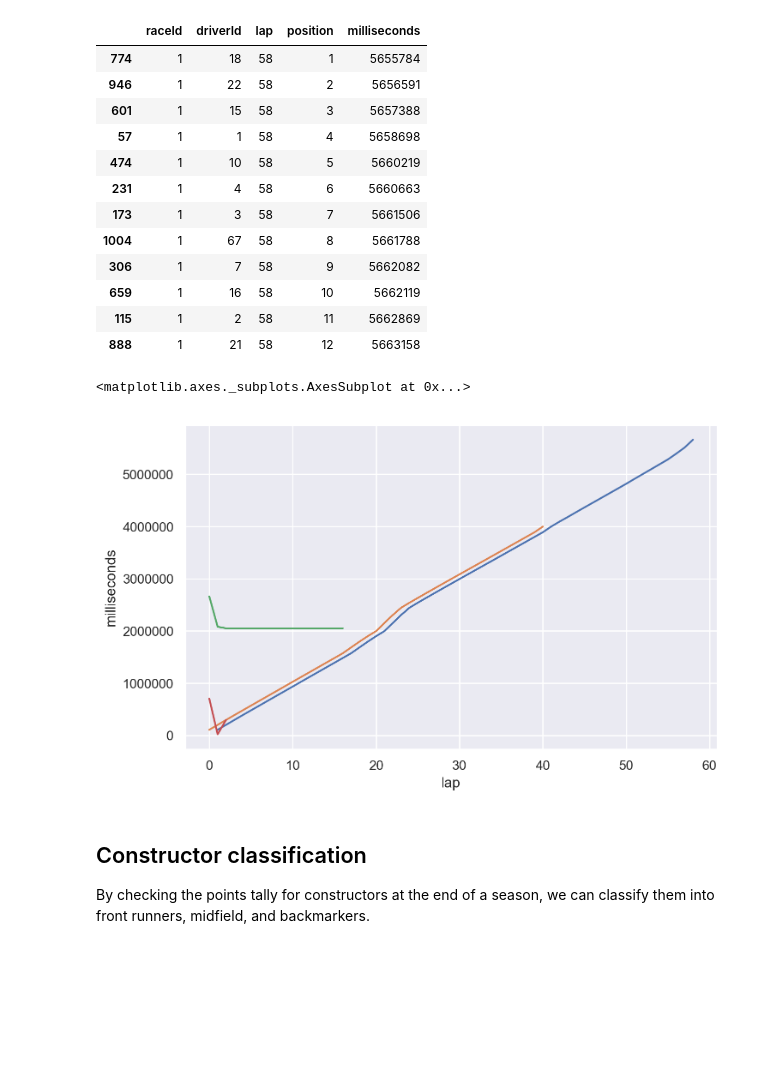
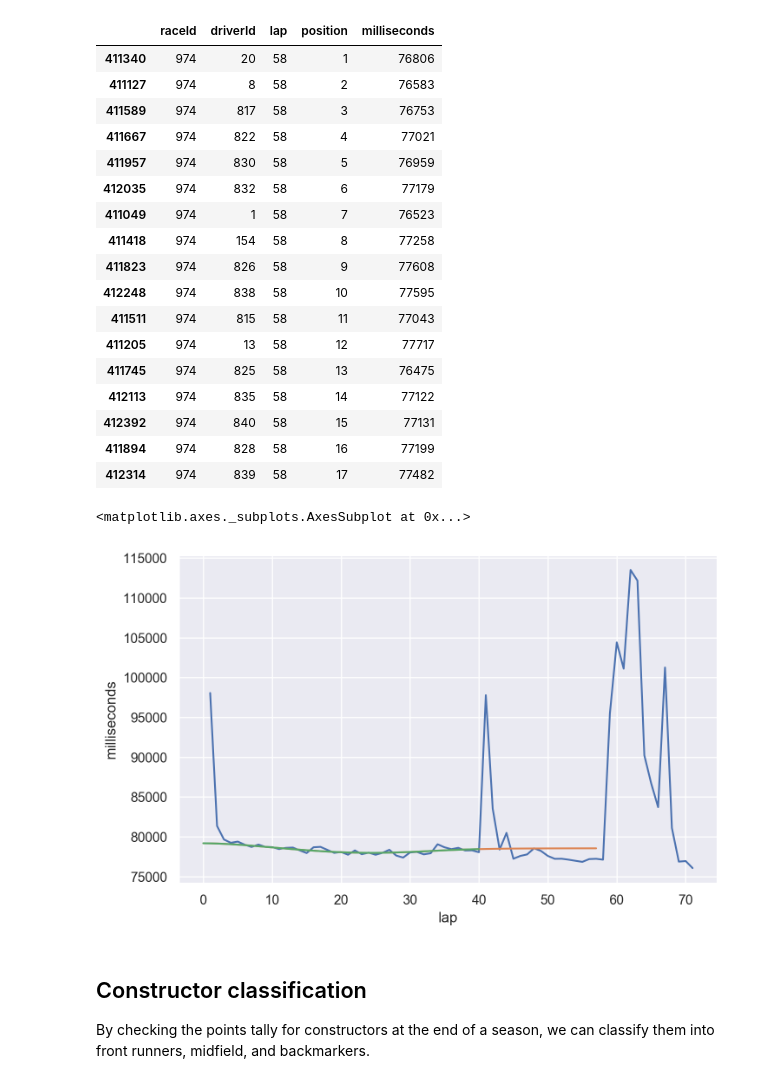
Before and after one commit to mnvsngv/cs696-bigdata, a Jupyter notebook: Project/Project.ipynb, the cells around one changed output. Drawn from its saved outputs; the diff is of its cells as text; code cells hidden in the pictures; blank space fills up the shorter version.

```diff
--- a/Project/Project.ipynb
+++ b/Project/Project.ipynb
@@ -38,7 +41,7 @@ driver_times = driver_times.reset_index()
 # %%
-classifier = sklearn.svm.SVC(gamma='auto', C=100)
+classifier = sklearn.svm.SVC(gamma='scale', C=20)
 # classifier = sklearn.neighbors.KNeighborsClassifier()
-X = driver_times[(driver_times.raceId == 1) & (driver_times.driverId == 3)]
+X = driver_times[(driver_times.raceId == 974) & (driver_times.driverId == 1)]
 X_train = X[X.lap.isin(range(1, 42))][['lap', 'milliseconds']]
 y_train = X[X.lap.isin(range(1, 42))]['position']
 X_test = X[X.lap.isin(range(42, 59))][['lap', 'milliseconds']]
@@ -68,10 +71,10 @@ sns.lineplot(data=classifier.predict(X_test))
 # %%
 # classifier = sklearn.linear_model.LinearRegression()
-classifier = sklearn.svm.SVR(C=5000000, gamma='auto')
+classifier = sklearn.svm.SVR(C=200, gamma='scale')
 # classifier = sklearn.neighbors.KNeighborsClassifier()
-race_1_predictions = {'driver': [], 'milliseconds': []}
-for driver in race_1_drivers:
-    X = driver_times[(driver_times.raceId == 1) & (driver_times.driverId == driver)]
+race_predictions = {'driver': [], 'milliseconds': []}
+for driver in race_drivers:
+    X = driver_times[(driver_times.raceId == race_id) & (driver_times.driverId == driver)]
     X_train = X[X.lap.isin(range(1, 42))]['lap'].values.reshape(-1, 1)
     y_train = X[X.lap.isin(range(1, 42))]['milliseconds']
     X_test = X[X.lap.isin(range(42, 59))]['lap'].values.reshape(-1, 1)
@@ -81,9 +84,26 @@ for driver in race_1_drivers:
         continue
 
     classifier.fit(X_train, y_train)
-    race_1_predictions['driver'].append(driver)
-    race_1_predictions['milliseconds'].append(classifier.predict(X_test[-1].reshape(-1, 1))[0])
+    race_predictions['driver'].append(driver)
+    race_predictions['milliseconds'].append(classifier.predict(X_test[-1].reshape(-1, 1))[0])
 
-# print(X_test.iloc[0])
-# print(y_test.iloc[0])
-# classifier.predict(X_test.iloc[0].values.reshape(1, -1))
+def custom_scorer_function(y_true, y_pred):
+    predictions_df = pd.DataFrame(race_predictions)
+    predictions_df = predictions_df.sort_values(by='milliseconds')
+    results_df = driver_times[(driver_times.raceId == race_id) & (driver_times.lap == 58)].sort_values(by='position')
+    scoring_df = {'driver_pred': [], 'driver_true': [], 'error': []}
+    for driver in results_df.driverId:
+        prediction = predictions_df[predictions_df.driver == driver].index[0]
+        prediction = predictions_df.index.get_loc(prediction) + 1
+        driver_true = results_df[results_df.driverId == driver].position.values[0]
+        error = abs(prediction - driver_true)
+
+        scoring_df['driver_pred'].append(prediction)
+        scoring_df['driver_true'].append(driver_true)
+        scoring_df['error'].append(error)
+    scoring_df = pd.DataFrame(scoring_df)
+    if print_results:
+        print(scoring_df)
+    return scoring_df.error.sum()
+
+custom_scorer = make_scorer(custom_scorer_function, greater_is_better=False)
@@ -108,29 +197,32 @@ race_1_predictions_df
 # %%
-driver_times[(driver_times.raceId == 1) & (driver_times.lap == 58)].sort_values(by='position')
+driver_times[(driver_times.raceId == race_id) & (driver_times.lap == 58)].sort_values(by='position')
 # %% [output]
 |  | raceId | driverId | lap | position | milliseconds |
-| 774 | 1 | 18 | 58 | 1 | 5655784 |
-| 946 | 1 | 22 | 58 | 2 | 5656591 |
-| 601 | 1 | 15 | 58 | 3 | 5657388 |
-| 57 | 1 | 1 | 58 | 4 | 5658698 |
-| 474 | 1 | 10 | 58 | 5 | 5660219 |
-| 231 | 1 | 4 | 58 | 6 | 5660663 |
-| 173 | 1 | 3 | 58 | 7 | 5661506 |
-| 1004 | 1 | 67 | 58 | 8 | 5661788 |
-| 306 | 1 | 7 | 58 | 9 | 5662082 |
-| 659 | 1 | 16 | 58 | 10 | 5662119 |
-| 115 | 1 | 2 | 58 | 11 | 5662869 |
-| 888 | 1 | 21 | 58 | 12 | 5663158 |
+| 411340 | 974 | 20 | 58 | 1 | 76806 |
+| 411127 | 974 | 8 | 58 | 2 | 76583 |
+| 411589 | 974 | 817 | 58 | 3 | 76753 |
+| 411667 | 974 | 822 | 58 | 4 | 77021 |
+| 411957 | 974 | 830 | 58 | 5 | 76959 |
+| 412035 | 974 | 832 | 58 | 6 | 77179 |
+| 411049 | 974 | 1 | 58 | 7 | 76523 |
+| 411418 | 974 | 154 | 58 | 8 | 77258 |
+| 411823 | 974 | 826 | 58 | 9 | 77608 |
+| 412248 | 974 | 838 | 58 | 10 | 77595 |
+| 411511 | 974 | 815 | 58 | 11 | 77043 |
+| 411205 | 974 | 13 | 58 | 12 | 77717 |
+| 411745 | 974 | 825 | 58 | 13 | 76475 |
+| 412113 | 974 | 835 | 58 | 14 | 77122 |
+| 412392 | 974 | 840 | 58 | 15 | 77131 |
+| 411894 | 974 | 828 | 58 | 16 | 77199 |
+| 412314 | 974 | 839 | 58 | 17 | 77482 |
 # %%
 plot_large()
 sns.lineplot(x='lap', y='milliseconds', data=X)
+sns.lineplot(data=np.concatenate((classifier.predict(X_train), classifier.predict(X_test)), axis=0))
 sns.lineplot(data=classifier.predict(X_train))
-sns.lineplot(data=classifier.predict(X_test))
-sns.lineplot(data=classifier.predict(np.array([0.5, 1.5, 2.5]).reshape(-1, 1)))
-# plt.xlim(40, 60)
 # %% [output]
 <matplotlib.axes._subplots.AxesSubplot at 0x...>
-[figure, old version]
+[figure, new version]
 # %% [markdown]
 ## Constructor classification
 By checking the points tally for constructors at the end of a season, we can classify them into front runners, midfield, and backmarkers.
```
Also changed, not shown: parts of 13 cells of this notebook.
